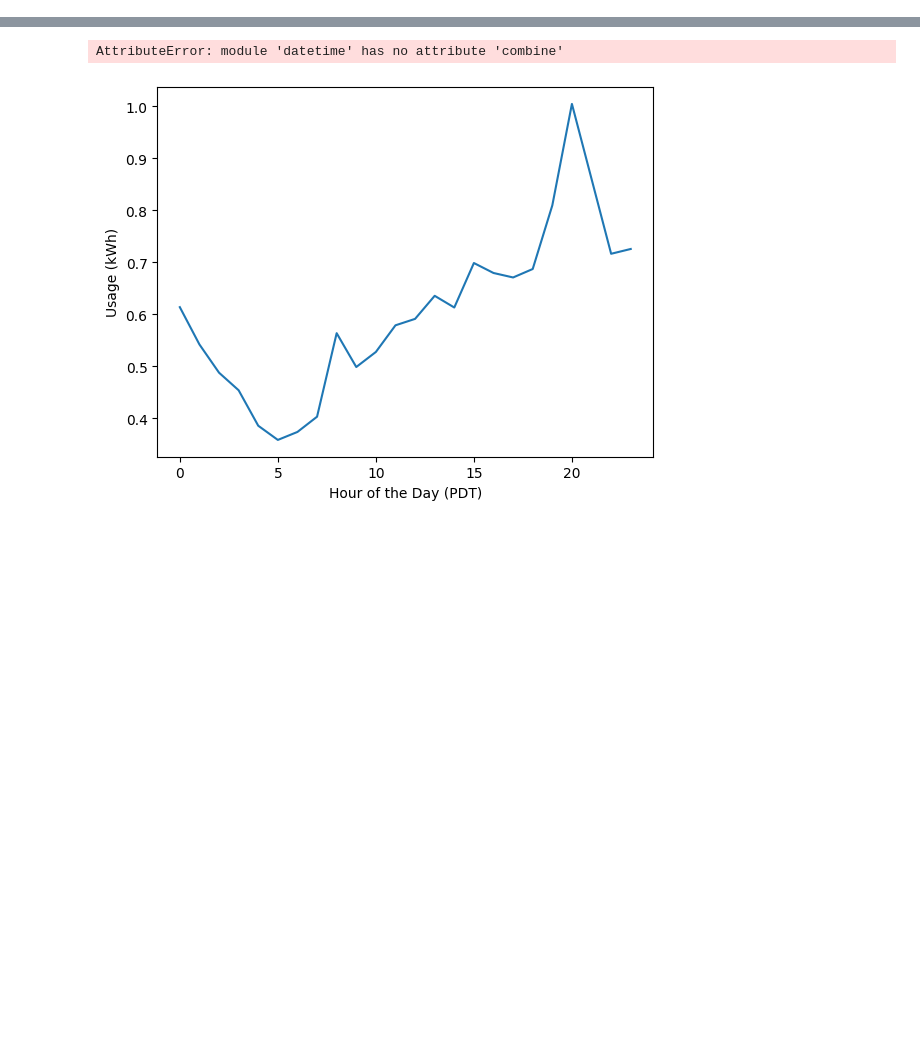
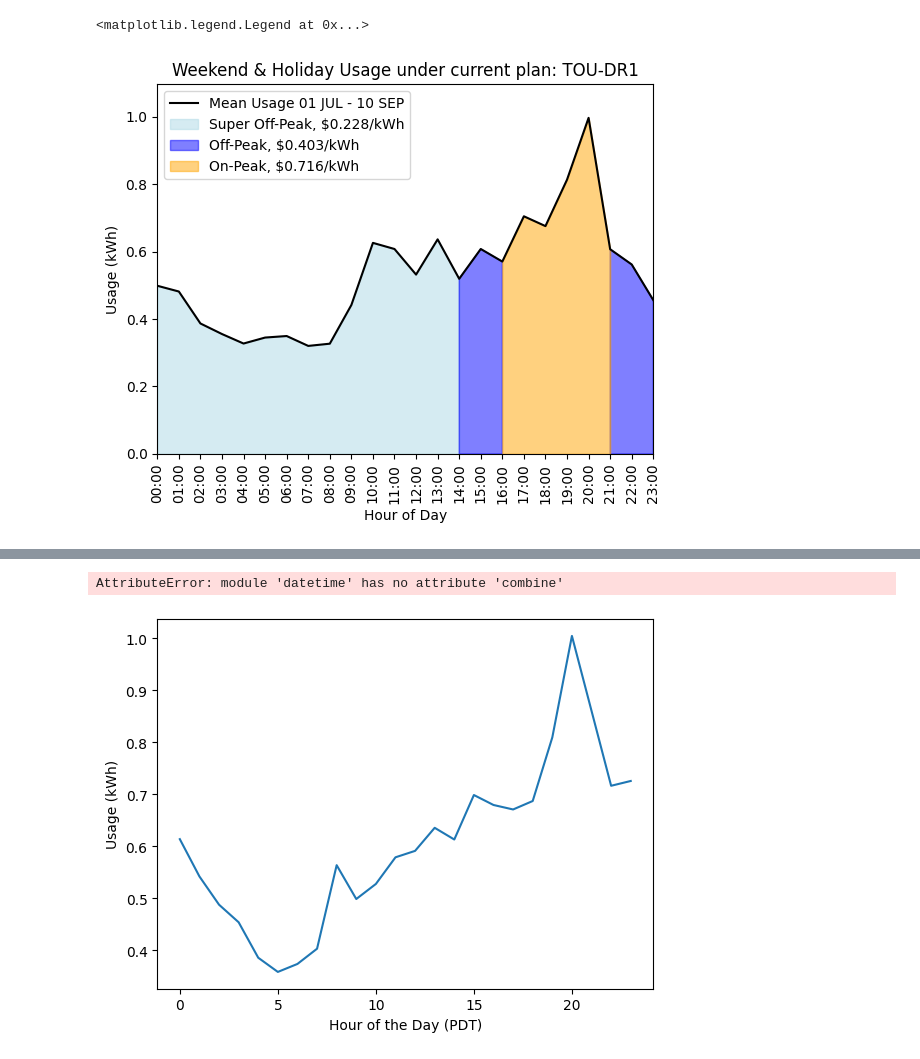
Before and after one commit to bartonnoah/houz_electricity, a Jupyter notebook: houz_electricity.ipynb, the cells around one changed output, grey strips where cells are left out. Saved outputs shown, nothing was run; the diff lists cells and outputs as text; code cells hidden in the pictures; blank space fills up the shorter version.

```diff
--- a/houz_electricity.ipynb
+++ b/houz_electricity.ipynb
@@ -33,3 +94,22 @@ usage
+# %%
+plt.plot(usage_weekends_holidays_hourly['Usage (kWh)'], c='black', label='Mean Usage 01 JUL - 10 SEP')
+plt.xlabel('Hour of Day')
+plt.ylabel('Usage (kWh)')
+super_off_peak_dr1_weekends_holidays_mask = (usage_weekends_holidays_hourly.index <= 14)
+off_peak_dr1_weekends_holiday_mask = ((usage_weekends_holidays_hourly.index >= 14) & (usage_weekends_holidays_hourly.index <= 16)) | (usage_weekends_holidays_hourly.index >= 21)
+on_peak_dr1_holidays_hourly_mask = (usage_weekends_holidays_hourly.index >= 16) & (usage_weekends_holidays_hourly.index <= 21)
+plt.fill_between(usage_weekends_holidays_hourly.index, usage_weekends_holidays_hourly['Usage (kWh)'], where=super_off_peak_dr1_weekends_holidays_mask, color='lightblue', alpha=0.5, label='Super Off-Peak, $0.228/kWh')
+plt.fill_between(usage_weekends_holidays_hourly.index, usage_weekends_holidays_hourly['Usage (kWh)'], where=off_peak_dr1_weekends_holiday_mask, color='blue', alpha=0.5, label='Off-Peak, $0.403/kWh')
+plt.fill_between(usage_weekends_holidays_hourly.index, usage_weekends_holidays_hourly['Usage (kWh)'], where=on_peak_dr1_holidays_hourly_mask, color='orange', alpha=0.5, label='On-Peak, $0.716/kWh')
+plt.title('Weekend & Holiday Usage under current plan: TOU-DR1')
+plt.xticks(usage_weekends_holidays_hourly.index, ['00:00', '01:00', '02:00', '03:00', '04:00', '05:00', '06:00', '07:00', '08:00', '09:00', '10:00', '11:00', '12:00', '13:00', '14:00', '15:00', '16:00', '17:00', '18:00', '19:00', '20:00', '21:00', '22:00', '23:00'], rotation=90)
+plt.xlim(0,23)
+plt.ylim(0,np.max(usage_weekends_holidays_hourly['Usage (kWh)']) * 1.1)
+plt.legend()
+plt.text(0,1,'n= '+str(usage_weekends_holidays_hourly.shape[0]))
+# %% [output]
+<matplotlib.legend.Legend at 0x...>
+[figure, added]
 # %%
 test_datetime = datetime.datetime(2023,7,1,18)
 weekday_or_nah(test_datetime)
```
Also changed, not shown: parts of 6 cells of this notebook, 1 other file.
